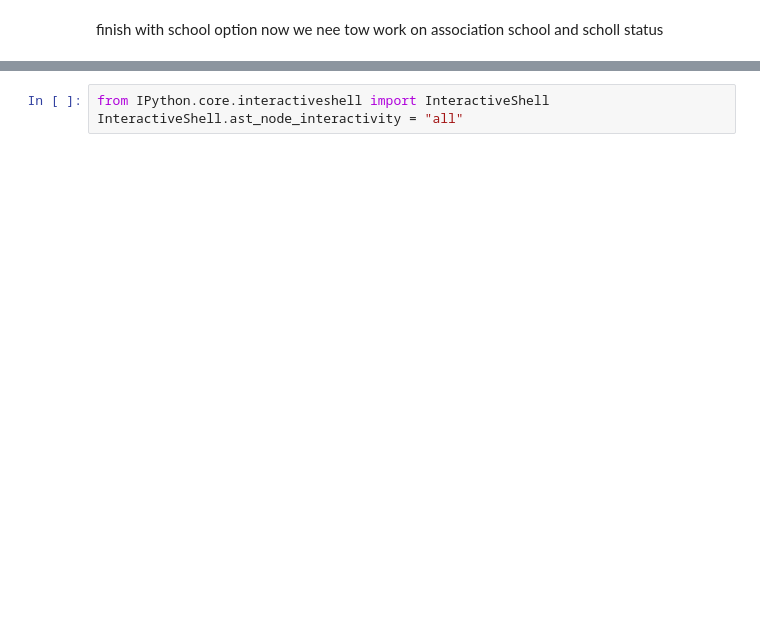
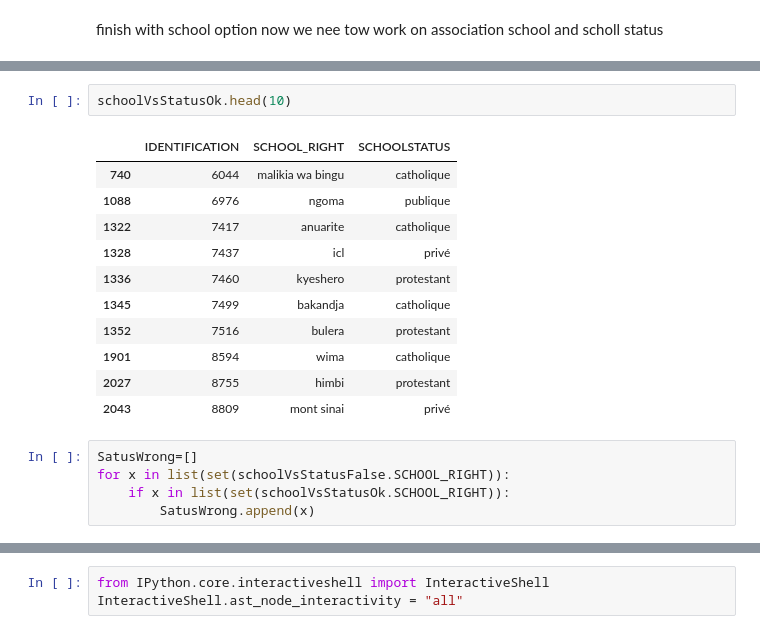
Before and after one commit to espoirMur/Student-Grade-Predictor, a Jupyter notebook: Noisy Columns.ipynb, the cells around one changed output, grey strips where cells are left out. Drawn from its saved outputs; the diff is of its cells as text; blank space fills up the shorter version.

```diff
--- a/Noisy Columns.ipynb
+++ b/Noisy Columns.ipynb
@@ -1205,0 +1396,19 @@ dataset.groupby('SCHOOLSTATUS')
+# %%
+schoolVsStatusOk.head(10)
+# %% [output]
+|  | IDENTIFICATION | SCHOOL_RIGHT | SCHOOLSTATUS |
+| 740 | 6044 | malikia wa bingu | catholique |
+| 1088 | 6976 | ngoma | publique |
+| 1322 | 7417 | anuarite | catholique |
+| 1328 | 7437 | icl | privé |
+| 1336 | 7460 | kyeshero | protestant |
+| 1345 | 7499 | bakandja | catholique |
+| 1352 | 7516 | bulera | protestant |
+| 1901 | 8594 | wima | catholique |
+| 2027 | 8755 | himbi | protestant |
+| 2043 | 8809 | mont sinai | privé |
+# %%
+SatusWrong=[]
+for x in list(set(schoolVsStatusFalse.SCHOOL_RIGHT)):
+    if x in list(set(schoolVsStatusOk.SCHOOL_RIGHT)):
+        SatusWrong.append(x)
```
Also changed, not shown: parts of 76 cells of this notebook, 7 other files.
